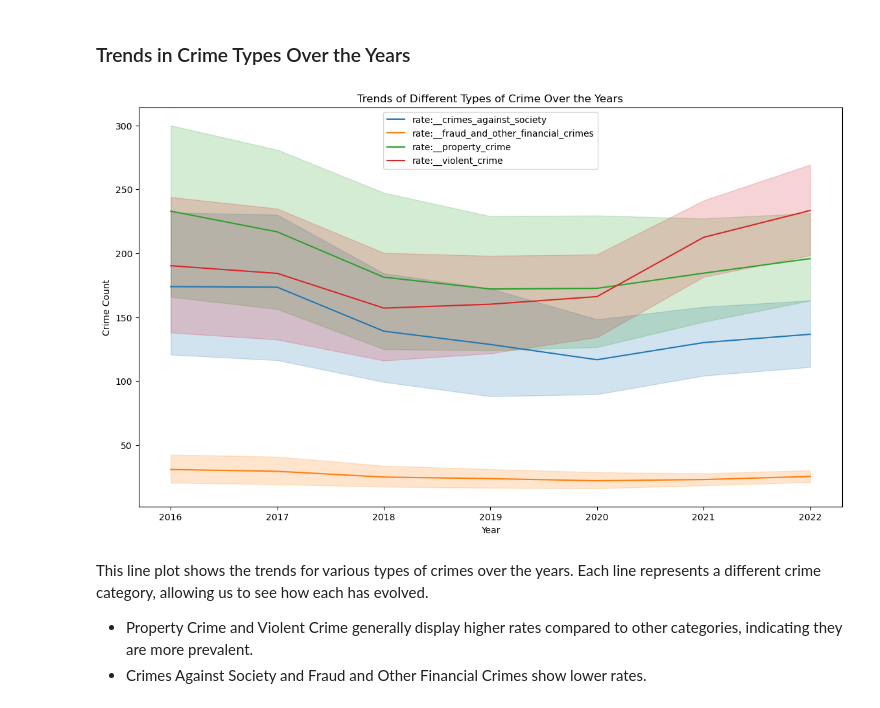
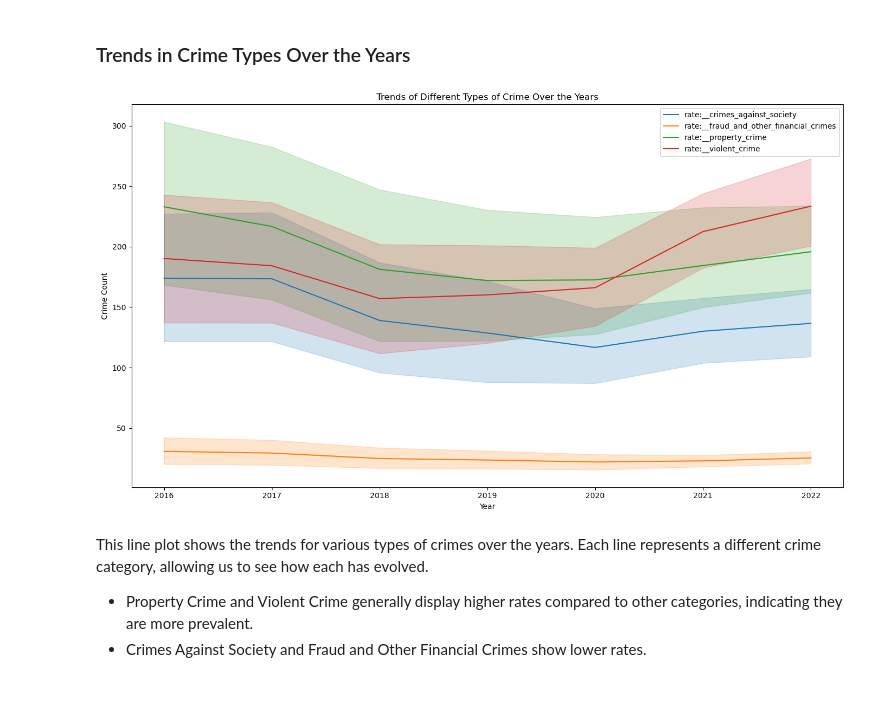
Before and after one commit to lpm24/youth_crime_group_project, a Jupyter notebook: code/01_EDA_and_Data_Cleaning.ipynb, the cells around one changed output. Saved outputs shown, nothing was run; the diff lists cells and outputs as text; code cells hidden in the pictures.

```diff
--- a/code/01_EDA_and_Data_Cleaning.ipynb
+++ b/code/01_EDA_and_Data_Cleaning.ipynb
@@ -599,21 +600,22 @@ The boxplot displays total crime rate variability across U.S. states, with each
 # %%
 # line plot to visualize trends over the years for crime types
 
 
 crime_trend_features = ['rate:__crimes_against_society', 'rate:__fraud_and_other_financial_crimes', 'rate:__property_crime', 'rate:__violent_crime']
 
 plt.figure(figsize=(14, 8))
 
 for feature in crime_trend_features:
     sns.lineplot(x='year', y=feature, data=combined, label=feature)
 
 plt.title('Trends of Different Types of Crime Over the Years')
 plt.xlabel('Year')
 plt.ylabel('Crime Count')
 plt.legend()
+plt.tight_layout()
 plt.savefig('../img/trends_different_types_crime_over_years.jpg')
 # %% [output]
-[figure, old version]
+[figure, new version]
 # %% [markdown]
 This line plot shows the trends for various types of crimes over the years. Each line represents a different crime category, allowing us to see how each has evolved.
 - Property Crime and Violent Crime generally display higher rates compared to other categories, indicating they are more prevalent.
```
Also changed, not shown: parts of 4 cells of this notebook, 7 other files.
